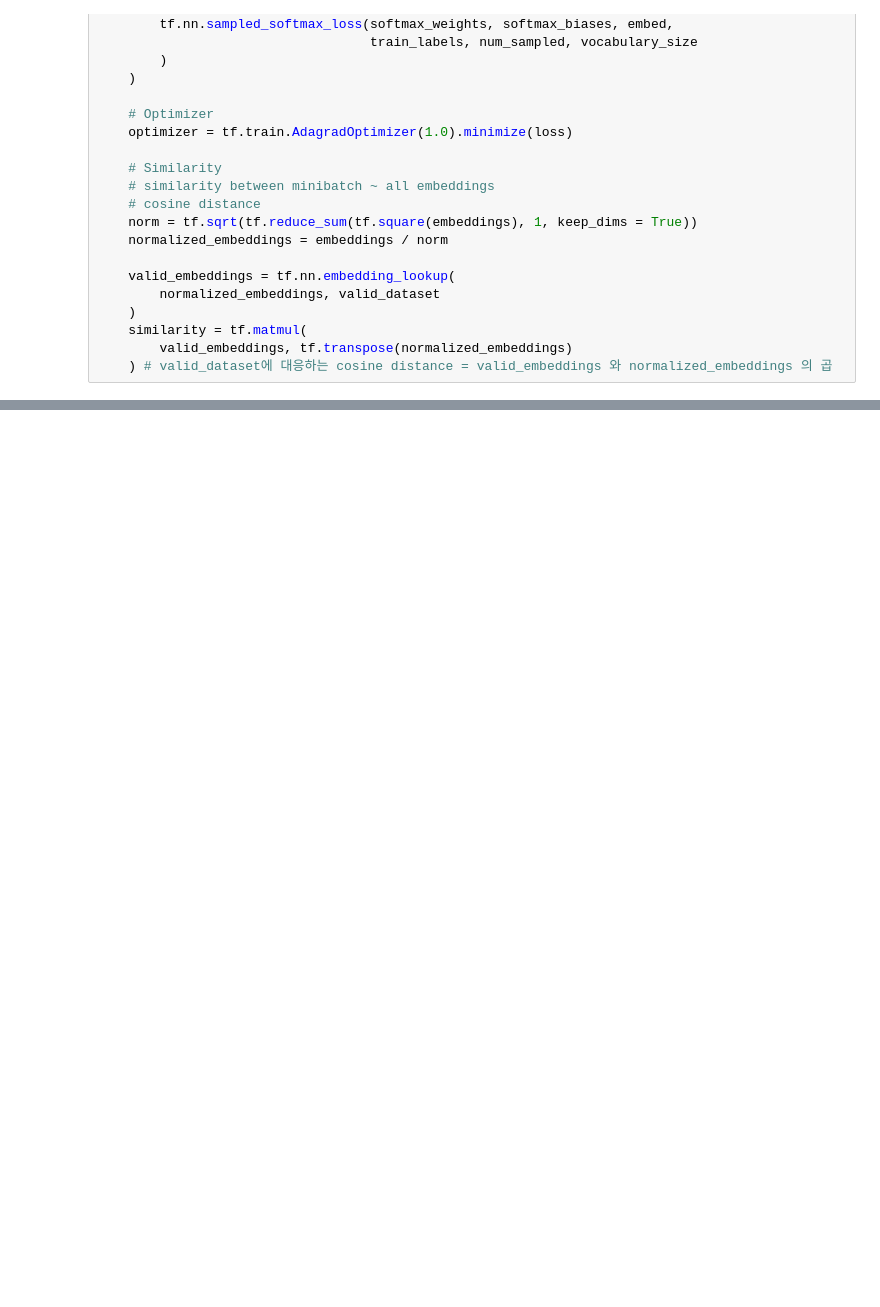
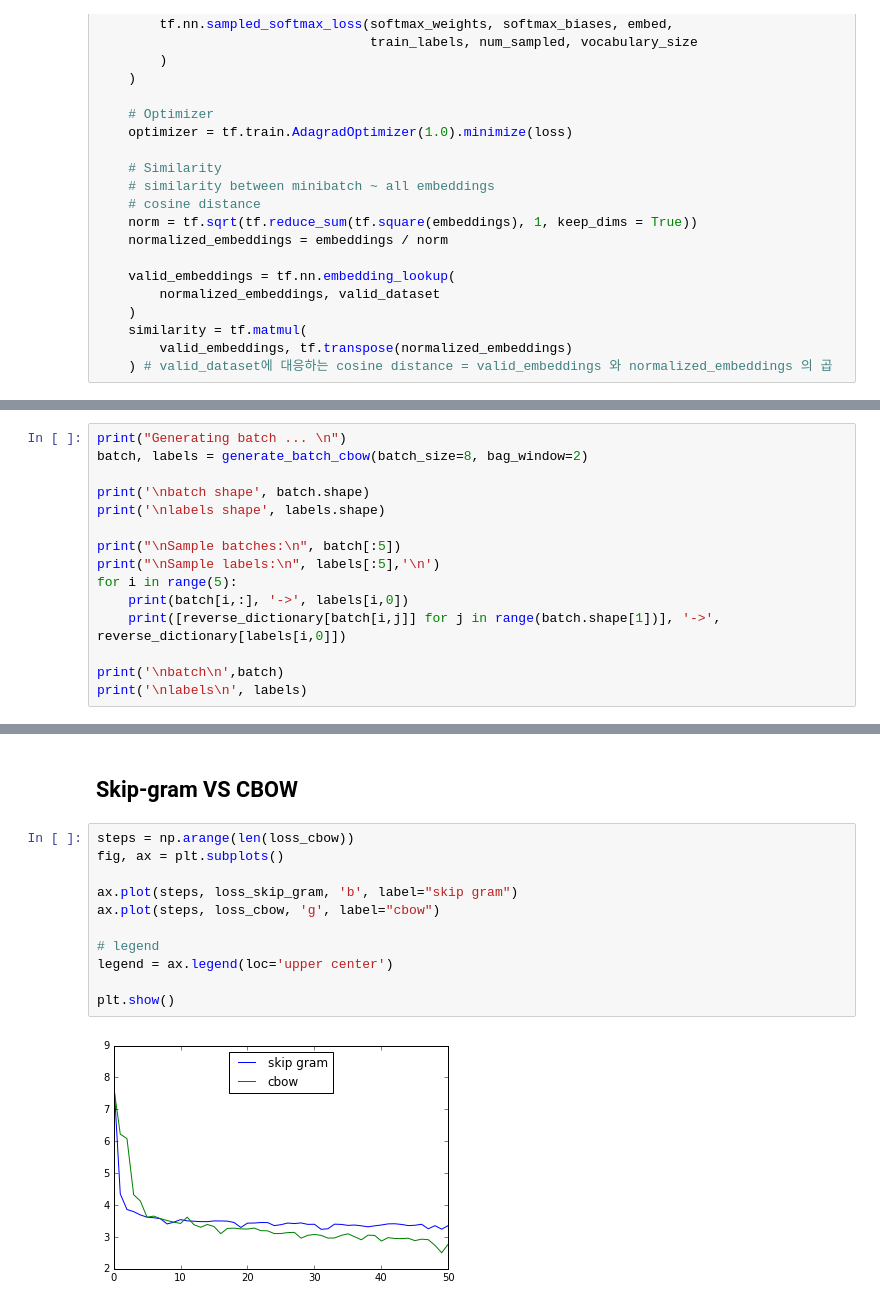
Before and after one commit to j-min/Udacity_Deep-Learning_Assignments, a Jupyter notebook: 5_word2vec_j-min.ipynb, the cells around one changed output, grey strips where cells are left out. Cells and saved outputs as stored; diff of their text form; blank space fills up the shorter version.

```diff
--- a/5_word2vec_j-min.ipynb
+++ b/5_word2vec_j-min.ipynb
@@ -391,0 +478,15 @@ plot(two_d_embeddings, words)
+# %%
+print("Generating batch ... \n")
+batch, labels = generate_batch_cbow(batch_size=8, bag_window=2)
+
+print('\nbatch shape', batch.shape)
+print('\nlabels shape', labels.shape)
+
+print("\nSample batches:\n", batch[:5])
+print("\nSample labels:\n", labels[:5],'\n')
+for i in range(5):
+    print(batch[i,:], '->', labels[i,0])
+    print([reverse_dictionary[batch[i,j]] for j in range(batch.shape[1])], '->', reverse_dictionary[labels[i,0]])
+
+print('\nbatch\n',batch)
+print('\nlabels\n', labels)
@@ -391,0 +696,15 @@ plot(two_d_embeddings, words)
+# %% [markdown]
+## Skip-gram VS CBOW
+# %%
+steps = np.arange(len(loss_cbow))
+fig, ax = plt.subplots()
+
+ax.plot(steps, loss_skip_gram, 'b', label="skip gram")
+ax.plot(steps, loss_cbow, 'g', label="cbow")
+
+# legend
+legend = ax.legend(loc='upper center')
+
+plt.show()
+# %% [output]
+[figure, added]
```
Also changed, not shown: parts of 24 cells of this notebook.
